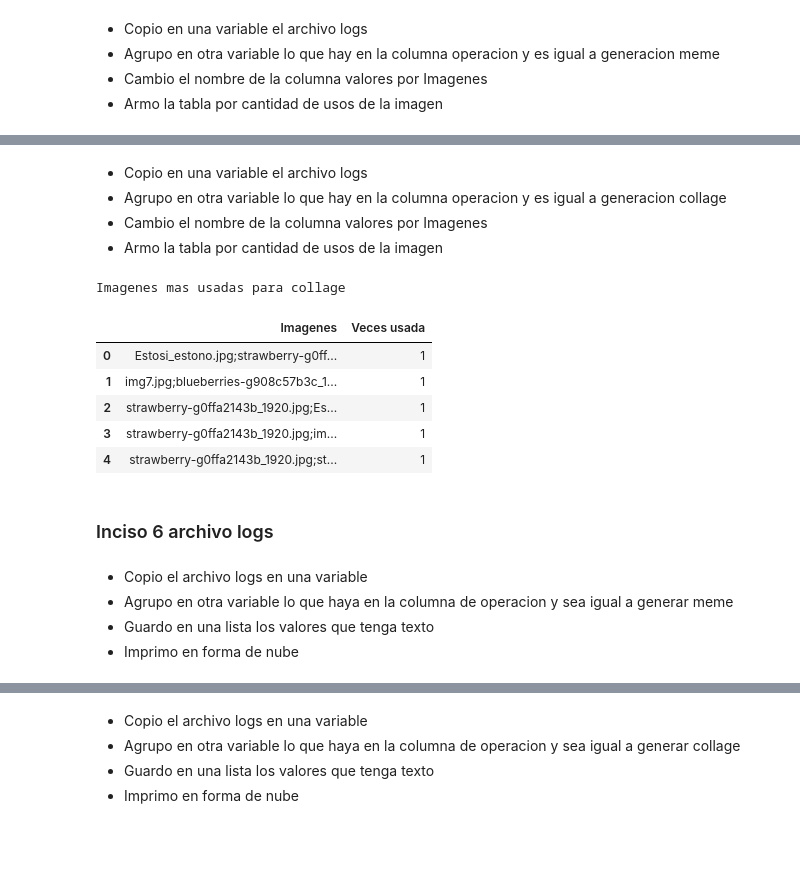
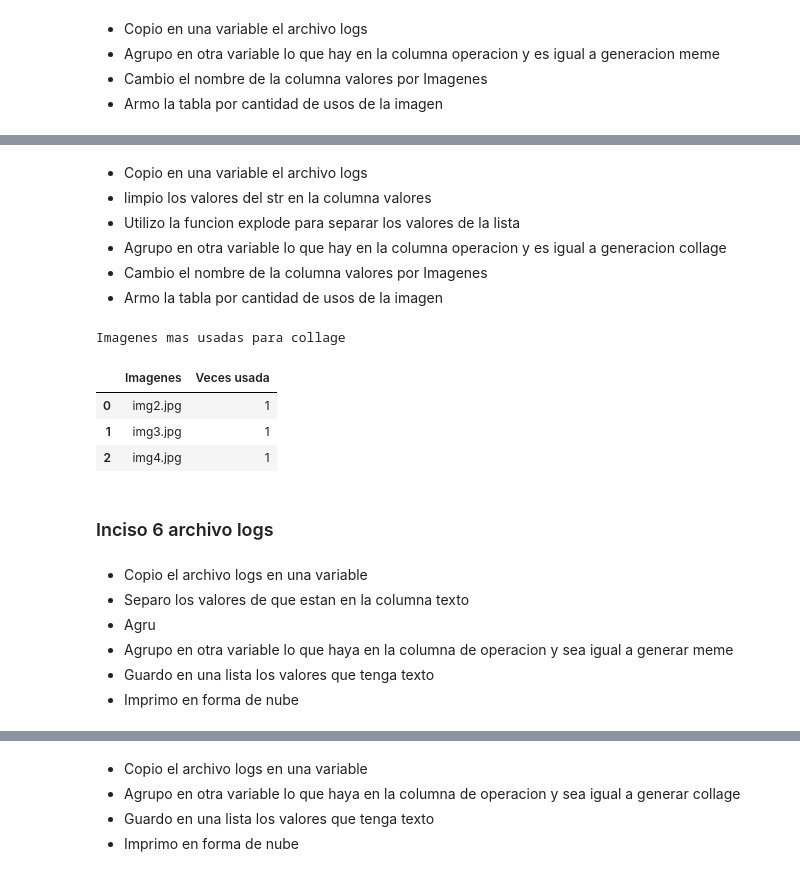
Before and after one commit to mayraPeguinho/unlpImage, a Jupyter notebook: notebooks/estadisticas_jupyter.ipynb, the cells around one changed output, grey strips where cells are left out. Saved outputs shown, nothing was run; the diff lists cells and outputs as text; code cells hidden in the pictures; blank space fills up the shorter version.

Commit message:
Acomodo notebooks y agrego sg.popup para excepts

```diff
--- a/notebooks/estadisticas_jupyter.ipynb
+++ b/notebooks/estadisticas_jupyter.ipynb
@@ -339,31 +335,37 @@ Imagenes usadas para memes
 # %% [markdown]
 - Copio en una variable el archivo logs
+- limpio los valores del str en la columna valores
+- Utilizo la funcion explode para separar los valores de la lista
 - Agrupo en otra variable lo que hay en la columna operacion y es igual a generacion collage
 - Cambio el nombre de la columna valores por Imagenes
 - Armo la tabla por cantidad de usos de la imagen
 # %%
 df_ranking = df_logs.copy()
+
+df_ranking['Valores'] = df_ranking['Valores'].str.split(";")
+
+df_ranking = df_ranking.explode('Valores')
 
 collage_mas_usados = df_ranking.loc[(df_ranking["Operación"] == 'Generación de collage')]
 
 collage_mas_usados = collage_mas_usados.rename(columns={'Valores': 'Imagenes'})
 
 collage_mas_usados = collage_mas_usados.groupby('Imagenes').size().sort_values(ascending=False).reset_index(name='Veces usada').head(5)
 
 print('Imagenes mas usadas para collage')
 collage_mas_usados
 # %% [output]
 Imagenes mas usadas para collage
 |  | Imagenes | Veces usada |
-| 0 | Estosi_estono.jpg;strawberry-g0ff... | 1 |
-| 1 | img7.jpg;blueberries-g908c57b3c_1... | 1 |
-| 2 | strawberry-g0ffa2143b_1920.jpg;Es... | 1 |
-| 3 | strawberry-g0ffa2143b_1920.jpg;im... | 1 |
-| 4 | strawberry-g0ffa2143b_1920.jpg;st... | 1 |
+| 0 | img2.jpg | 1 |
+| 1 | img3.jpg | 1 |
+| 2 | img4.jpg | 1 |
 # %% [markdown]
 ### Inciso 6 archivo logs
 # %% [markdown]
 - Copio el archivo logs en una variable
+- Separo los valores de que estan en la columna texto
+- Agru
 - Agrupo en otra variable lo que haya en la columna de operacion y sea igual a generar meme
 - Guardo en una lista los valores que tenga texto
 - Imprimo en forma de nube
```
Also changed, not shown: parts of 4 cells of this notebook, 2 other files.
